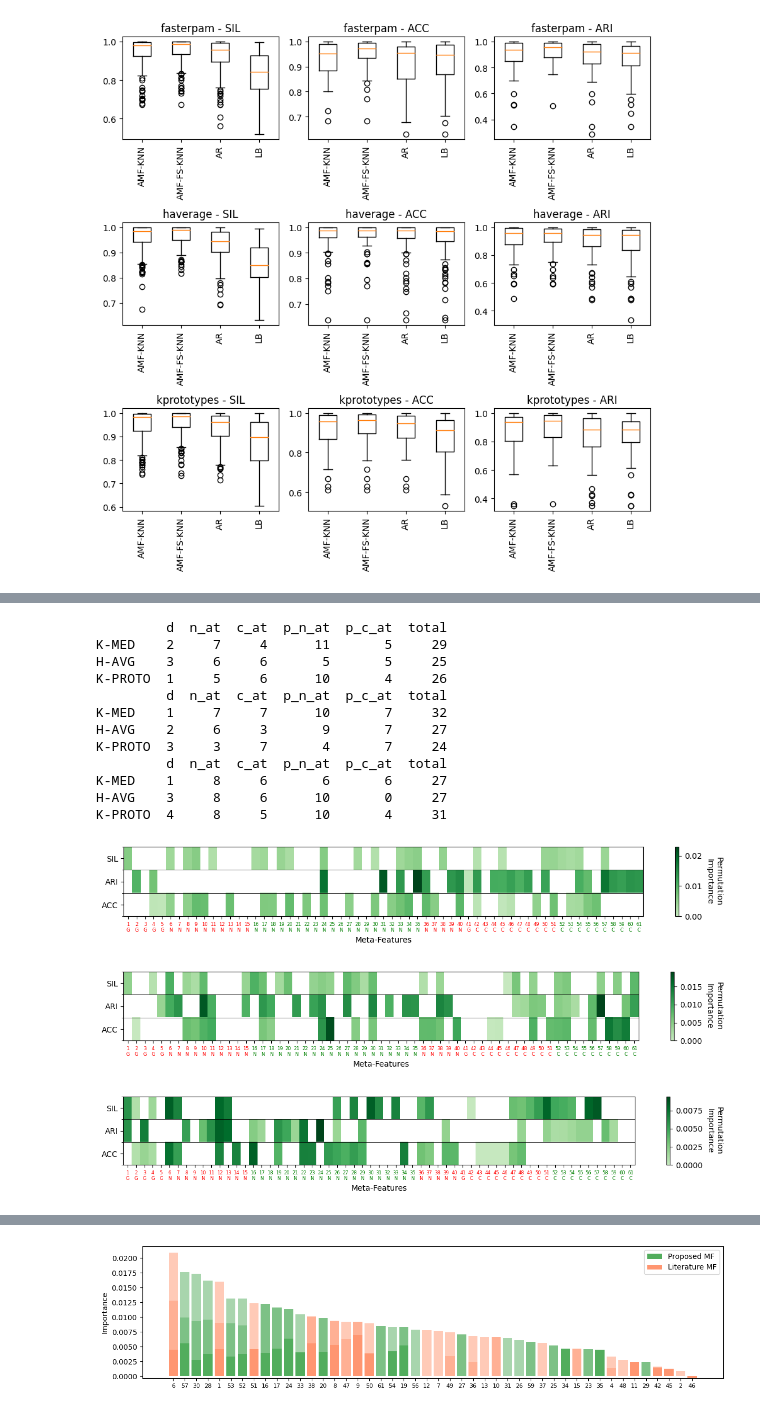
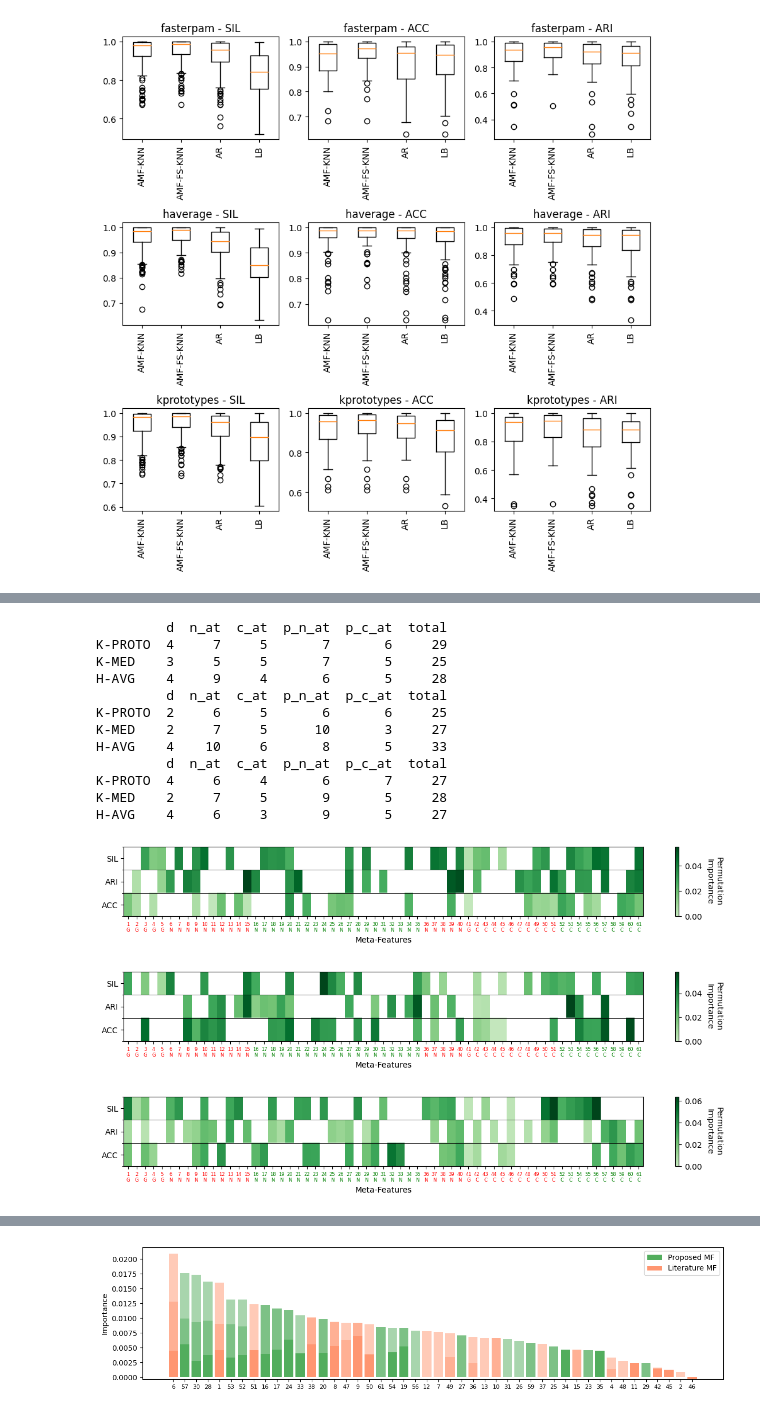
Before and after one commit to AbdoulayeDiop/simrec, a Jupyter notebook: paper/paper.ipynb, the cells around one changed output, grey strips where cells are left out. Cells and saved outputs as stored; diff of their text form; code cells hidden in the pictures.

```diff
--- a/paper/paper.ipynb
+++ b/paper/paper.ipynb
@@ -917,14 +890,14 @@ baselines = ["AR", "LB", "RB"]
 k = 1
 y_1 = {}
 for algorithm in ["kprototypes", "fasterpam", "haverage"]:
-    for eval_metric in ["sil", "ari", "acc"]:
-        y_1[names[algorithm][:3]+" "+eval_metric.upper()] = {}
+    for cvi in ["sil", "ari", "acc"]:
+        y_1[names[algorithm][:3]+" "+cvi.upper()] = {}
         for name in baselines:
-            res = results[algorithm][eval_metric]["scores"]
+            res = results[algorithm][cvi]["scores"]
             baseline_scores = res[name][k]
             scores = res[model_name][k]
             s, p = wilcoxon(scores, baseline_scores, alternative="greater")
-            y_1[names[algorithm][:3]+" "+eval_metric.upper()][name] = f"{p:.3f}"
+            y_1[names[algorithm][:3]+" "+cvi.upper()][name] = f"{p:.3f}"
 print(pd.DataFrame.from_dict(y_1, orient='columns'))
 print()
 
@@ -932,21 +905,21 @@ baselines = ["AR"]
 y = {}
 k = 10
 for algorithm in ["kprototypes", "fasterpam", "haverage"]:
-    for eval_metric in ["sil", "ari", "acc"]:
-        y[names[algorithm][:3]+" "+eval_metric.upper()] = {}
-        res = results[algorithm][eval_metric]["scores"]
+    for cvi in ["sil", "ari", "acc"]:
+        y[names[algorithm][:3]+" "+cvi.upper()] = {}
+        res = results[algorithm][cvi]["scores"]
         for name in baselines:
             baseline_scores = res[name][k]
             scores = res[model_name][k]
             s, p = wilcoxon(scores, baseline_scores, alternative="greater")
-            y[names[algorithm][:3]+" "+eval_metric.upper()]["top10"] = f"{p:.3f}"
+            y[names[algorithm][:3]+" "+cvi.upper()]["top10"] = f"{p:.3f}"
 
-        res = results[algorithm][eval_metric]["ndcg"]
+        res = results[algorithm][cvi]["ndcg"]
         for name in baselines:
             baseline_scores = res[name][k]
             scores = res[model_name][k]
             s, p = wilcoxon(scores, baseline_scores, alternative="greater")
-            y[names[algorithm][:3]+" "+eval_metric.upper()]["ndcg10"] = f"{p:.3f}"
+            y[names[algorithm][:3]+" "+cvi.upper()]["ndcg10"] = f"{p:.3f}"
 print(pd.DataFrame.from_dict(y, orient='columns'))
 # %% [output]
    K-P SIL K-P ARI K-P ACC K-M SIL K-M ARI K-M ACC H-A SIL H-A ARI H-A ACC
@@ -1322,11 +1295,11 @@ features = {
 }
 # %%
 algorithm = "haverage"
-for eval_metric in ["sil", "ari", "acc"]:
+for cvi in ["sil", "ari", "acc"]:
     obj = {}
     for algorithm in train_res:
         obj[names[algorithm]] = {}
-        selected_features = train_res[algorithm][eval_metric]["selected_features"]
+        selected_features = train_res[algorithm][cvi]["train_results"]["AMF-FS-KNN"]["selected_features_names"]
         for k, list_features in features.items():
             l = [f for f in list_features if f in selected_features]
             obj[names[algorithm]][k] = len(l)
@@ -1336,17 +1309,17 @@ for eval_metric in ["sil", "ari", "acc"]:
     print(pd.DataFrame.from_dict(obj, orient='index'))
 # %% [output]
          d  n_at  c_at  p_n_at  p_c_at  total
-K-MED    2     7     4      11       5     29
-H-AVG    3     6     6       5       5     25
-K-PROTO  1     5     6      10       4     26
+K-PROTO  4     7     5       7       6     29
+K-MED    3     5     5       7       5     25
+H-AVG    4     9     4       6       5     28
          d  n_at  c_at  p_n_at  p_c_at  total
-K-MED    1     7     7      10       7     32
-H-AVG    2     6     3       9       7     27
-K-PROTO  3     3     7       4       7     24
+K-PROTO  2     6     5       6       6     25
+K-MED    2     7     5      10       3     27
+H-AVG    4    10     6       8       5     33
          d  n_at  c_at  p_n_at  p_c_at  total
-K-MED    1     8     6       6       6     27
-H-AVG    3     8     6      10       0     27
-K-PROTO  4     8     5      10       4     31
+K-PROTO  4     6     4       6       7     27
+K-MED    2     7     5       9       5     28
+H-AVG    4     6     3       9       5     27
 # %%
 def rename(name):
     ["n_instances", "n_features",
@@ -1391,12 +1364,12 @@ newcmp = ListedColormap(newcolors)
 scorer = make_scorer(lambda yt, yp: np.mean([y[y>-1][np.argmax(yp[i][y>-1])] for i, y in enumerate(yt)]))
 for algorithm in ["kprototypes", "fasterpam", "haverage"]:
     y = []
-    for eval_metric in ["sil", "ari", "acc"]:
-        params = train_res[algorithm][eval_metric]["train_results"]["AMF-FS-KNN"]["params"]
-        selected_feats = train_res[algorithm][eval_metric]["train_results"]["AMF-FS-KNN"]["selected_features"]
-        X = train_res[algorithm][eval_metric]["X"][:, selected_feats]
-        Y = train_res[algorithm][eval_metric]["Y"]
-        Yn = train_res[algorithm][eval_metric]["Yn"]
+    for cvi in ["sil", "ari", "acc"]:
+        params = train_res[algorithm][cvi]["train_results"]["AMF-FS-KNN"]["params"]
+        selected_feats = train_res[algorithm][cvi]["train_results"]["AMF-FS-KNN"]["selected_features"]
+        X = train_res[algorithm][cvi]["X"][:, selected_feats]
+        Y = train_res[algorithm][cvi]["Y"]
+        Yn = train_res[algorithm][cvi]["Yn"]
         feature_importance = None
         for train, test in KFold(n_splits=10).split(X):
             knn = KNeighborsRegressor(**params).fit(X[train], Y[train])
@@ -1412,39 +1385,39 @@ for algorithm in ["kprototypes", "fasterpam", "haverage"]:
 
     fig, ax = plt.subplots(figsize=(12, 2))
     im = ax.imshow(y, cmap=newcmp, vmin=0, aspect="auto")
     cbar = ax.figure.colorbar(im, ax=ax)
     cbar.ax.set_ylabel("Permutation\nImportance", rotation=-90, va="bottom")
 
     # Show all ticks and label them with the respective list entries
-    ax.set_xticks(np.arange(mixed_meta_df.shape[1]), labels=[f"{i+1}\n{'N' if f in proposed_attributes_statistics_num else 'C'}" if f in proposed_attributes_statistics else f"{i+1}\n{'G' if f in dataset_statistics else ('N' if f in attributes_statistics_num else 'C')}" for i, f in enumerate(mixed_meta_df.columns)], fontsize=6)
+    ax.set_xticks(np.arange(meta_features_df.shape[1]), labels=[f"{i+1}\n{'N' if f in proposed_attributes_statistics_num else 'C'}" if f in proposed_attributes_statistics else f"{i+1}\n{'G' if f in dataset_statistics else ('N' if f in attributes_statistics_num else 'C')}" for i, f in enumerate(meta_features_df.columns)], fontsize=6)
     ax.set_yticks(np.arange(3), labels=[a.upper() for a in ["sil", "ari", "acc"]])
     ax.set_yticks(np.arange(3+1)-.5, minor=True)
     # ax.spines[:].set_visible(False)
     ax.grid(which="minor", axis="y", color="black", linestyle='-', linewidth=0.5)
 
     # ax.tick_params(axis='x', colors=["green" if f in proposed_attributes_statistics else "red" for f in mixed_meta_df.columns])
-    colors = ["green" if f in proposed_attributes_statistics else "red" for f in mixed_meta_df.columns]
+    colors = ["green" if f in proposed_attributes_statistics else "red" for f in meta_features_df.columns]
     for ticklabel, tickcolor in zip(plt.gca().get_xticklabels(), colors):
         ticklabel.set_color(tickcolor)
 
     # Rotate the tick labels and set their alignment.
     # plt.setp(ax.get_xticklabels(), rotation=45, ha="right",
     #         rotation_mode="anchor")
 
     # Loop over data dimensions and create text annotations.
     # for i in range(3):
     #     for j in range(mixed_meta_df.shape[1]):
     #         text = ax.text(j, i, y[i, j],
     #                     ha="center", va="center", color="w")
 
     ax.set_xlabel("Meta-Features")
     fig.tight_layout()
-    # plt.savefig(f"imgs/importance_{eval_metric}.pdf", bbox_inches='tight')
+    # plt.savefig(f"imgs/importance_{cvi}.pdf", bbox_inches='tight')
     plt.show()
 # %% [output]
-[figure, old version]
+[figure, new version]
-[figure, old version]
+[figure, new version]
-[figure, old version]
+[figure, new version]
 # %%
 from sklearn.metrics import make_scorer
 scorer = make_scorer(lambda yt, yp: np.mean([y[y>-1][np.argmax(yp[i][y>-1])] for i, y in enumerate(yt)]))
```
Also changed, not shown: parts of 22 cells of this notebook.
